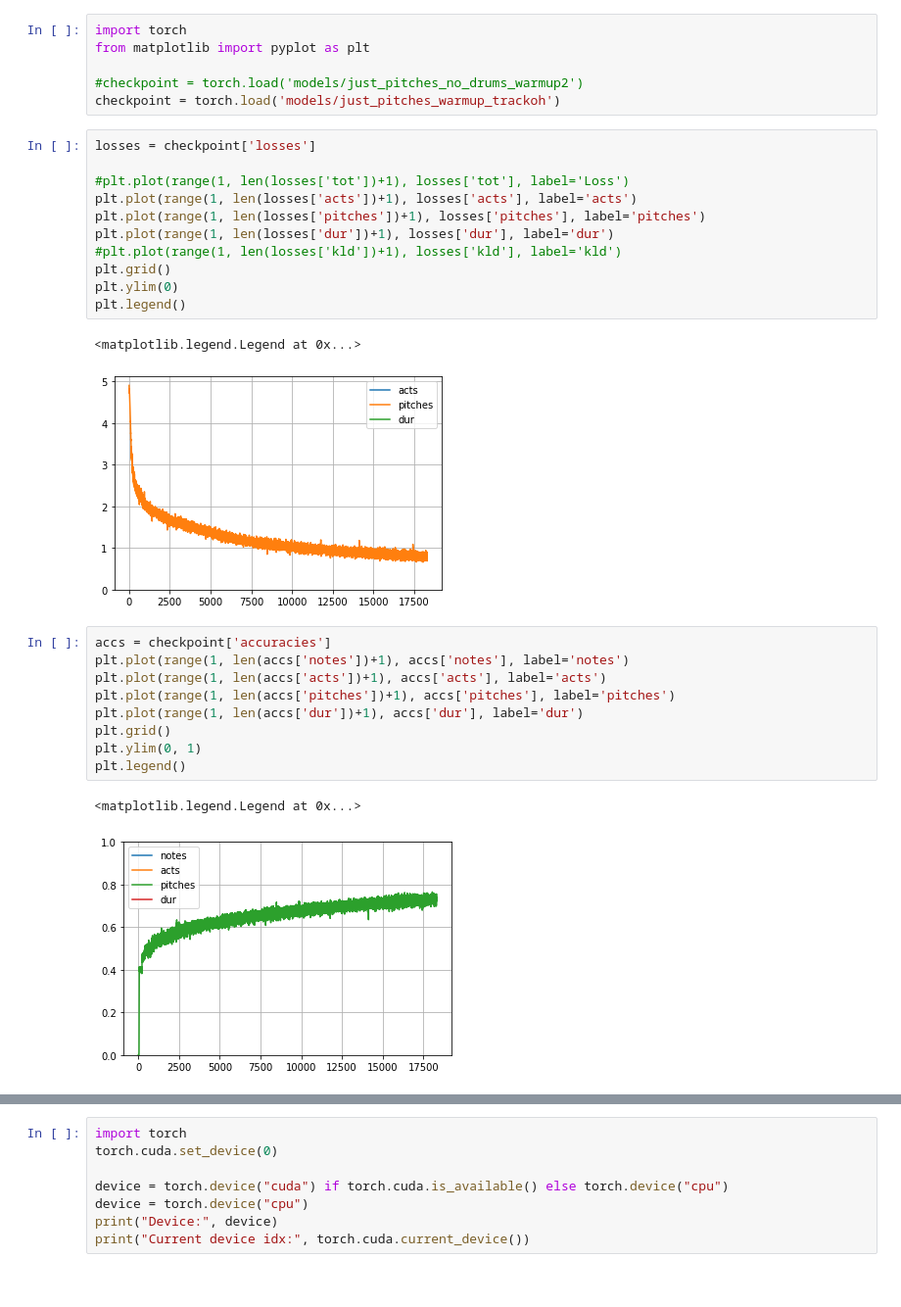
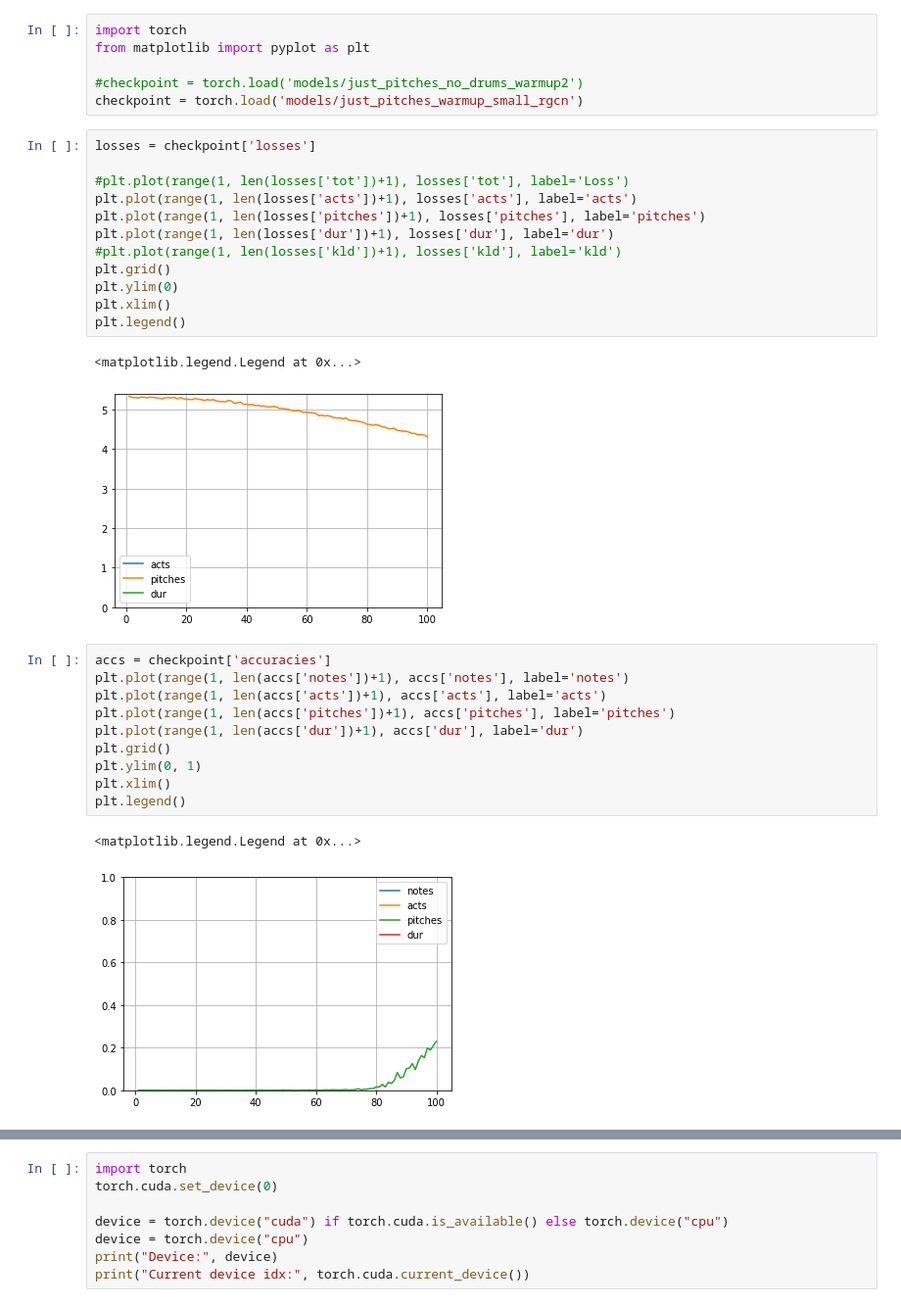
Before and after one commit to EmanueleCosenza/polyphemus, a Jupyter notebook: plot.ipynb, the cells around one changed output, grey strips where cells are left out. Shown at 98% size. Saved outputs shown, nothing was run; the diff lists cells and outputs as text.

Commit message:
Added RGCN, screenshot of small dataset version

```diff
--- a/plot.ipynb
+++ b/plot.ipynb
@@ -3,21 +3,22 @@ import torch
 from matplotlib import pyplot as plt
 
 #checkpoint = torch.load('models/just_pitches_no_drums_warmup2')
-checkpoint = torch.load('models/just_pitches_warmup_trackoh')
+checkpoint = torch.load('models/just_pitches_warmup_small_rgcn')
 # %%
 losses = checkpoint['losses']
 
 #plt.plot(range(1, len(losses['tot'])+1), losses['tot'], label='Loss')
 plt.plot(range(1, len(losses['acts'])+1), losses['acts'], label='acts')
 plt.plot(range(1, len(losses['pitches'])+1), losses['pitches'], label='pitches')
 plt.plot(range(1, len(losses['dur'])+1), losses['dur'], label='dur')
 #plt.plot(range(1, len(losses['kld'])+1), losses['kld'], label='kld')
 plt.grid()
 plt.ylim(0)
+plt.xlim()
 plt.legend()
 # %% [output]
 <matplotlib.legend.Legend at 0x...>
-[figure, old version]
+[figure, new version]
 # %%
 accs = checkpoint['accuracies']
 plt.plot(range(1, len(accs['notes'])+1), accs['notes'], label='notes')
@@ -26,10 +27,11 @@ plt.plot(range(1, len(accs['pitches'])+1), accs['pitches'], label='pitches')
 plt.plot(range(1, len(accs['dur'])+1), accs['dur'], label='dur')
 plt.grid()
 plt.ylim(0, 1)
+plt.xlim()
 plt.legend()
 # %% [output]
 <matplotlib.legend.Legend at 0x...>
-[figure, old version]
+[figure, new version]
 # %%
 lrs = checkpoint['lrs']
 plt.plot(range(1, len(lrs)+1), lrs, label='Lr')
```
Also changed, not shown: parts of 22 cells of this notebook, 2 other files.
